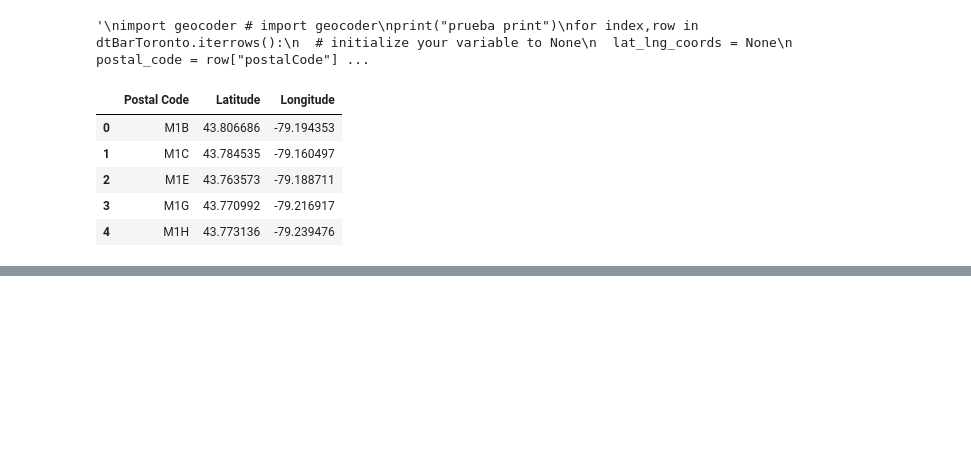
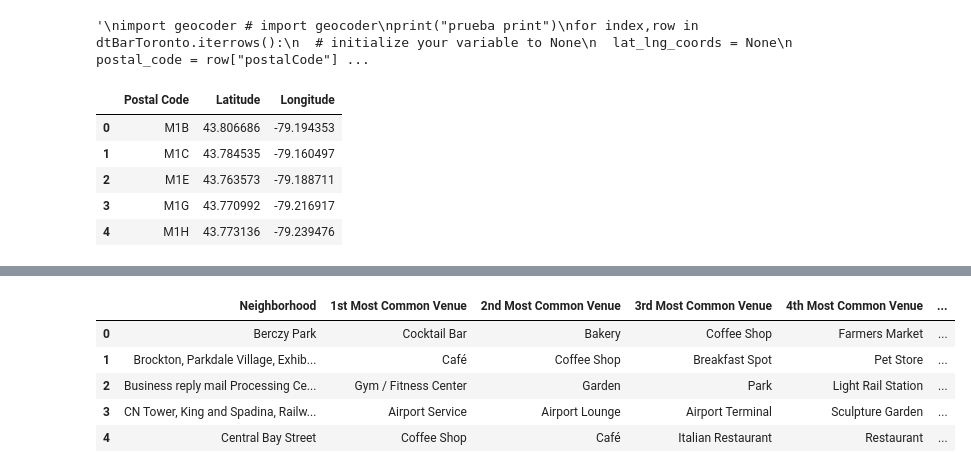
Before and after one commit to SDJM02/CapstoneIBM, a Jupyter notebook: BarriosToronto.ipynb, the cells around one changed output, grey strips where cells are left out. Cells and saved outputs as stored; diff of their text form; code cells hidden in the pictures; blank space fills up the shorter version.

```diff
--- a/BarriosToronto.ipynb
+++ b/BarriosToronto.ipynb
@@ -119,0 +251,35 @@ dtBarToronto.set_index("postalCode").join(df_spacial.set_index("Postal Code"))
+# %%
+#Funcion para retornar lugares mas comunes
+def return_most_common_venues(row, num_top_venues):
+    row_categories = row.iloc[1:]
+    row_categories_sorted = row_categories.sort_values(ascending=False)
+
+    return row_categories_sorted.index.values[0:num_top_venues]
+# %%
+num_top_venues = 10
+
+indicators = ['st', 'nd', 'rd']
+
+# crear las columnas acorde al numero de sitios populares
+columns = ['Neighborhood']
+for ind in np.arange(num_top_venues):
+    try:
+        columns.append('{}{} Most Common Venue'.format(ind+1, indicators[ind]))
+    except:
+        columns.append('{}th Most Common Venue'.format(ind+1))
+
+# crear un nuevo dataframe
+neighborhoods_venues_sorted = pd.DataFrame(columns=columns)
+neighborhoods_venues_sorted['Neighborhood'] = toronto_grouped['Neighborhood']
+
+for ind in np.arange(toronto_grouped.shape[0]):
+    neighborhoods_venues_sorted.iloc[ind, 1:] = return_most_common_venues(toronto_grouped.iloc[ind, :], num_top_venues)
+
+neighborhoods_venues_sorted.head()
+# %% [output]
+|  | Neighborhood | 1st Most Common Venue | 2nd Most Common Venue | 3rd Most Common Venue | 4th Most Common Venue | ... |
+| 0 | Berczy Park | Cocktail Bar | Bakery | Coffee Shop | Farmers Market | ... |
+| 1 | Brockton, Parkdale Village, Exhib... | Café | Coffee Shop | Breakfast Spot | Pet Store | ... |
+| 2 | Business reply mail Processing Ce... | Gym / Fitness Center | Garden | Park | Light Rail Station | ... |
+| 3 | CN Tower, King and Spadina, Railw... | Airport Service | Airport Lounge | Airport Terminal | Sculpture Garden | ... |
+| 4 | Central Bay Street | Coffee Shop | Café | Italian Restaurant | Restaurant | ... |
```
Also changed, not shown: parts of 21 cells of this notebook.
